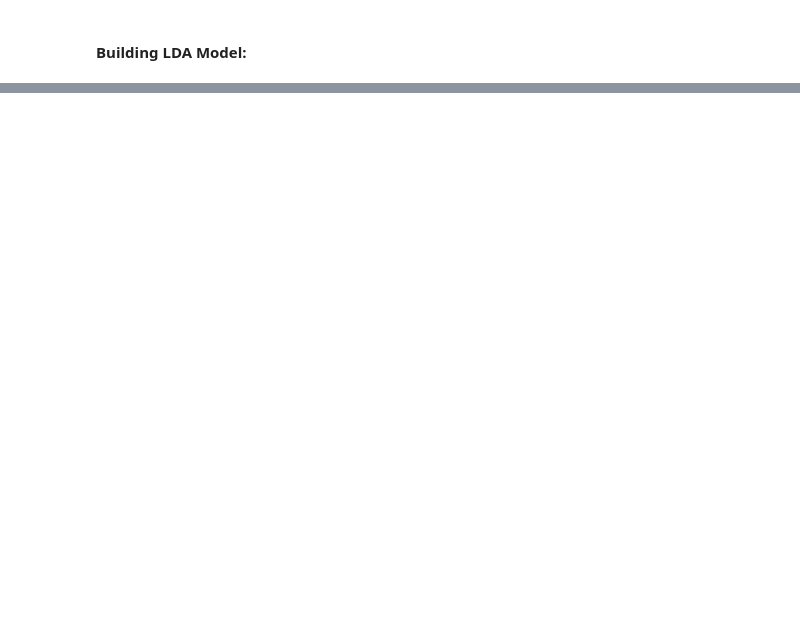
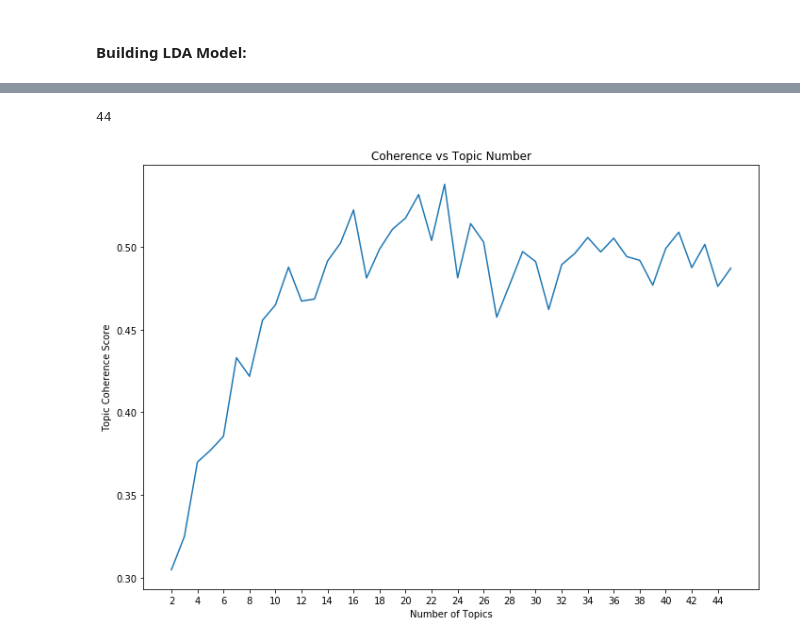
Before and after one commit to AlexanderTyan/NewsBias, a Jupyter notebook: 4_TopicModelling.ipynb, the cells around one changed output, grey strips where cells are left out. Drawn from its saved outputs; the diff is of its cells as text; code cells hidden in the pictures; blank space fills up the shorter version.

Commit message:
gitignore udpate, topic modelling update

```diff
--- a/4_TopicModelling.ipynb
+++ b/4_TopicModelling.ipynb
@@ -345,0 +385,3 @@ BrokenPipeError: [Errno 32] Broken pipe
+# %%
+%%time
+model_list5, coherence_values5 = compute_coherence_values(dictionary=id2word, corpus=corpus, texts=data_lemmatized, start=21, limit=25, step=1)
@@ -345,0 +399,3 @@ BrokenPipeError: [Errno 32] Broken pipe
+# %%
+%%time
+model_list6, coherence_values6 = compute_coherence_values(dictionary=id2word, corpus=corpus, texts=data_lemmatized, start=25, limit=30, step=1)
@@ -345,0 +415,3 @@ BrokenPipeError: [Errno 32] Broken pipe
+# %%
+%%time
+model_list7, coherence_values7 = compute_coherence_values(dictionary=id2word, corpus=corpus, texts=data_lemmatized, start=30, limit=46, step=1)
@@ -345,0 +437,3 @@ BrokenPipeError: [Errno 32] Broken pipe
+# %%
+models = model_list2 + model_list3 + model_list4 + model_list5 + model_list6 + model_list7
+coherence_values = coherence_values2 + coherence_values3 + coherence_values4 + coherence_values5 + coherence_values6 + coherence_values7
@@ -345,0 +456,22 @@ BrokenPipeError: [Errno 32] Broken pipe
+# %%
+len(coherence_values)
+# %% [output]
+44
+# %%
+# Show graph
+limit=len(coherence_values) + 2; start=2; step=1;
+x = range(start, limit, step)
+
+fig, ax = plt.subplots()
+fig.set_size_inches(11.7, 8.27)
+
+ax.plot(x, coherence_values)
+plt.xlabel("Number of Topics")
+plt.ylabel("Topic Coherence Score")
+plt.title("Coherence vs Topic Number")
+# #plt.legend(("coherence_values"), loc='best')
+plt.xticks(np.arange(min(x), max(x)+1, 2))
+plt.savefig("data/CoherenceVsTopicNumber.png")
+plt.show()
+# %% [output]
+[figure, added]
```
Also changed, not shown: parts of 28 cells of this notebook, 1 other file.
